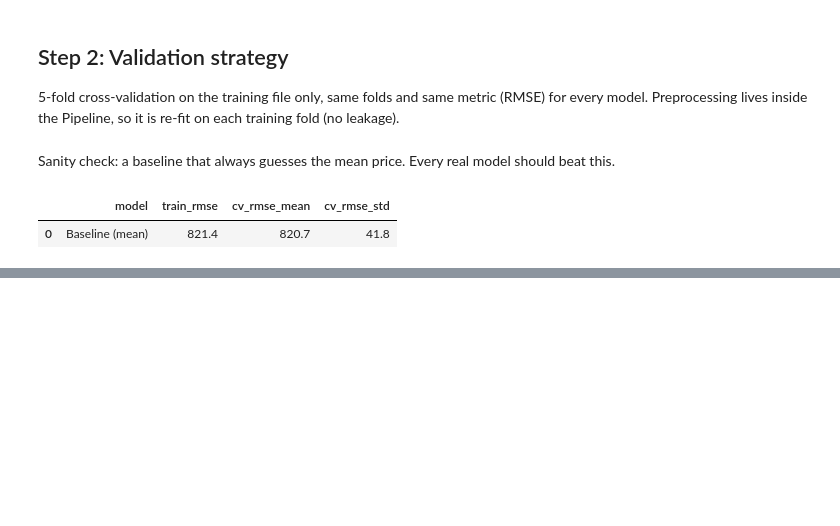
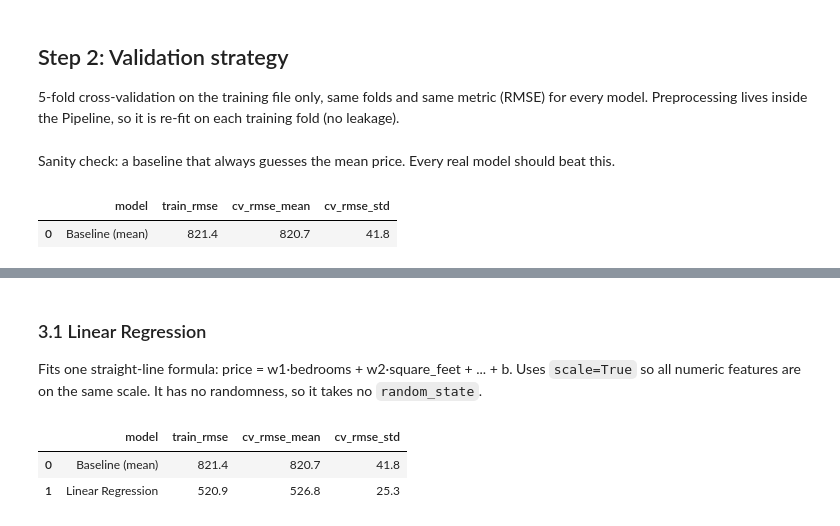
Before and after one commit to kevinherrera-dev/CAI_4105_2026_Fall_Team_5, a Jupyter notebook: challenge1.ipynb, the cells around one changed output, grey strips where cells are left out. Cells and saved outputs as stored; diff of their text form; code cells hidden in the pictures; blank space fills up the shorter version.

```diff
--- a/challenge1.ipynb
+++ b/challenge1.ipynb
@@ -186,0 +194,9 @@ evaluate("Baseline (mean)", DummyRegressor(strategy="mean"))
+# %% [markdown]
+### 3.1 Linear Regression
+Fits one straight-line formula: price = w1·bedrooms + w2·square_feet + ... + b. Uses `scale=True` so all numeric features are on the same scale. It has no randomness, so it takes no `random_state`.
+# %%
+evaluate("Linear Regression", LinearRegression(), scale=True)
+# %% [output]
+|  | model | train_rmse | cv_rmse_mean | cv_rmse_std |
+| 0 | Baseline (mean) | 821.4 | 820.7 | 41.8 |
+| 1 | Linear Regression | 520.9 | 526.8 | 25.3 |
```
Also changed, not shown: parts of 15 cells of this notebook, 1 other file.
